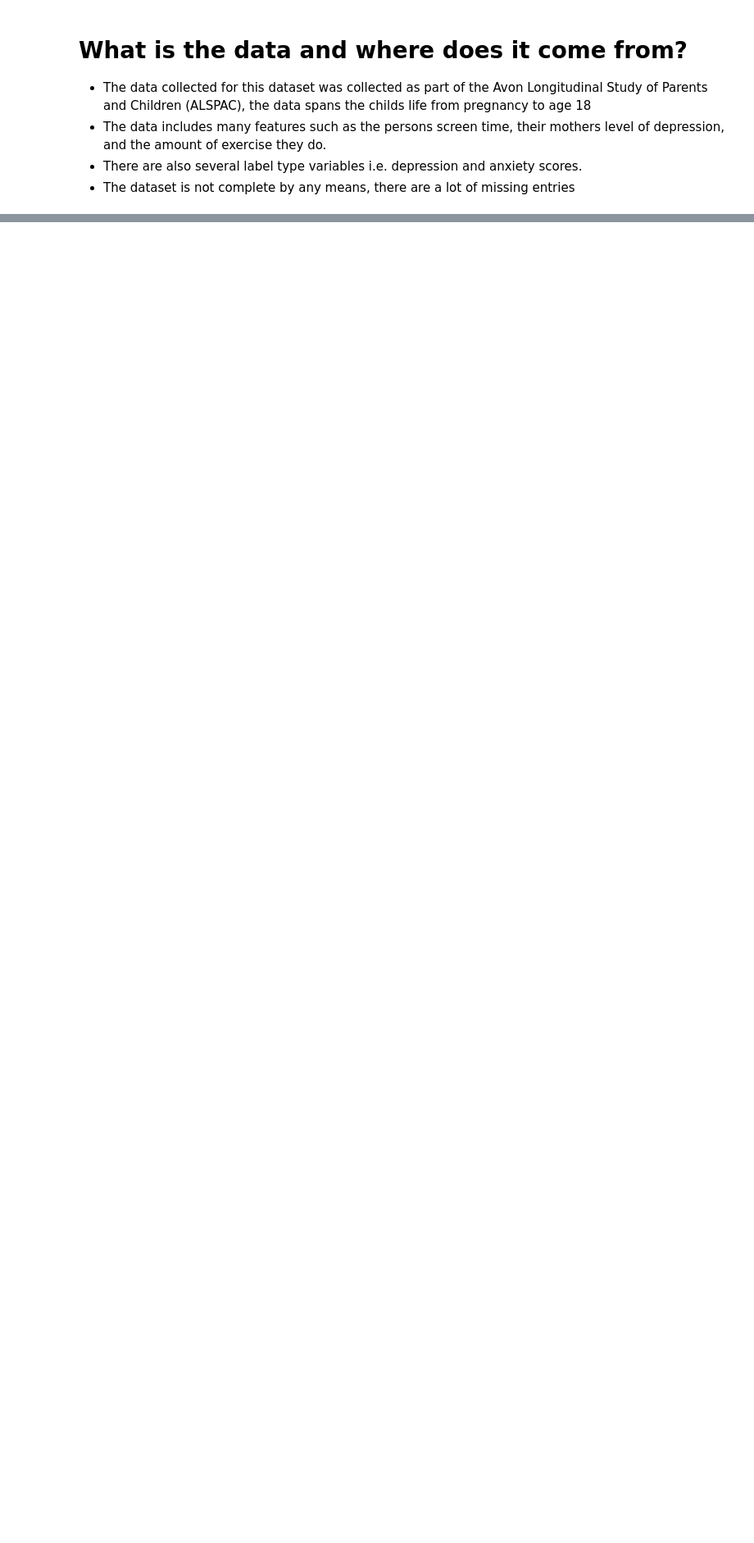
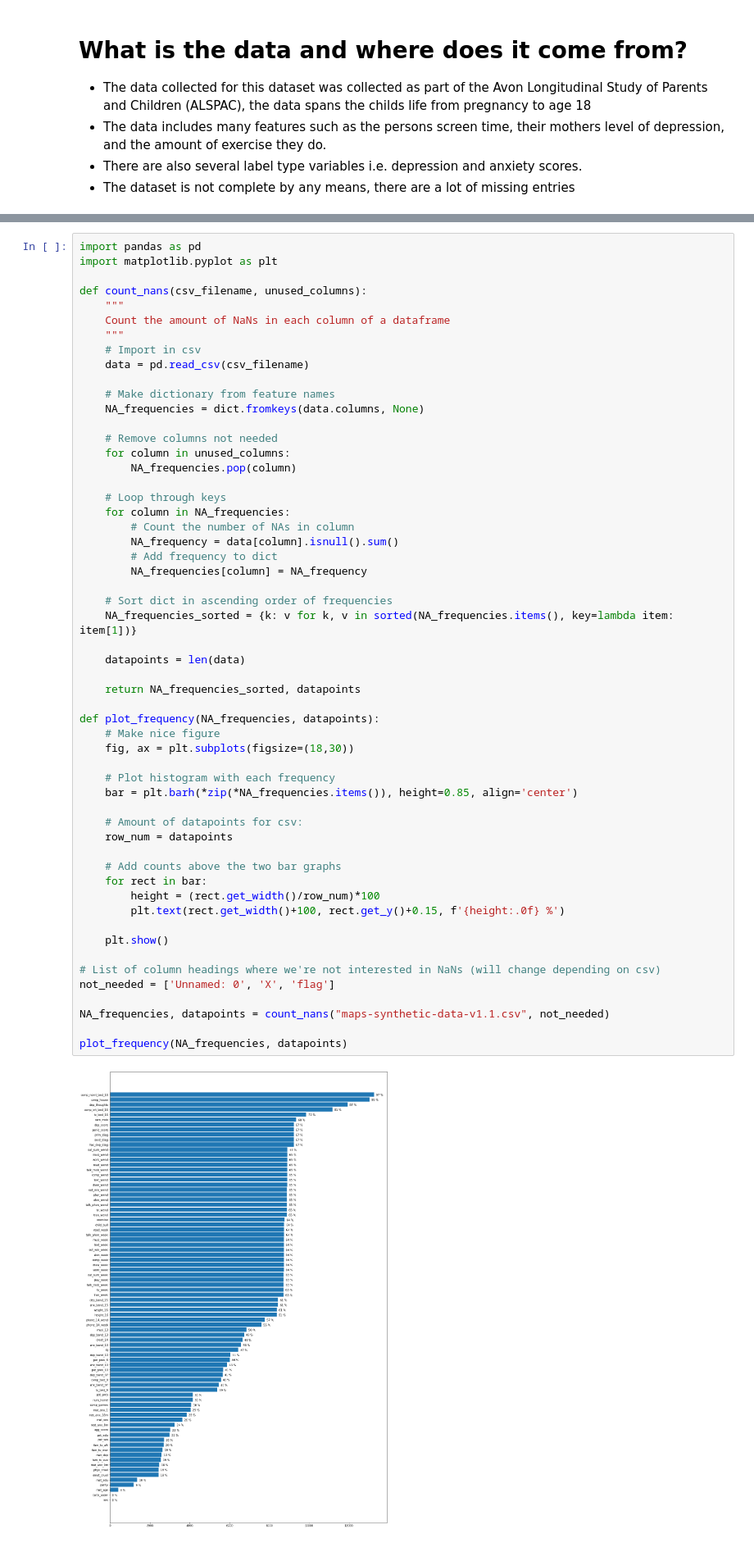
Before and after one commit to zapydoodle/Applied-Data-Science-Coursework, a Jupyter notebook: Data Exploration.ipynb, the cells around one changed output, grey strips where cells are left out. Shown: that part at 82% size. Drawn from its saved outputs; the diff is of its cells as text; blank space fills up the shorter version.

Commit message:
add nan counting

```diff
--- a/Data Exploration.ipynb
+++ b/Data Exploration.ipynb
@@ -198,0 +201,57 @@ These 82 variables stored for each datapoint can be split into features and labe
+# %%
+import pandas as pd
+import matplotlib.pyplot as plt
+
+def count_nans(csv_filename, unused_columns):
+    """
+    Count the amount of NaNs in each column of a dataframe
+    """
+    # Import in csv
+    data = pd.read_csv(csv_filename)
+
+    # Make dictionary from feature names
+    NA_frequencies = dict.fromkeys(data.columns, None)
+
+    # Remove columns not needed
+    for column in unused_columns:
+        NA_frequencies.pop(column)
+
+    # Loop through keys
+    for column in NA_frequencies:
+        # Count the number of NAs in column
+        NA_frequency = data[column].isnull().sum()
+        # Add frequency to dict
+        NA_frequencies[column] = NA_frequency
+
+    # Sort dict in ascending order of frequencies
+    NA_frequencies_sorted = {k: v for k, v in sorted(NA_frequencies.items(), key=lambda item: item[1])}
+
+    datapoints = len(data)
+
+    return NA_frequencies_sorted, datapoints
+
+def plot_frequency(NA_frequencies, datapoints):
+    # Make nice figure
+    fig, ax = plt.subplots(figsize=(18,30))
+
+    # Plot histogram with each frequency
+    bar = plt.barh(*zip(*NA_frequencies.items()), height=0.85, align='center')
+
+    # Amount of datapoints for csv:
+    row_num = datapoints
+
+    # Add counts above the two bar graphs
+    for rect in bar:
+        height = (rect.get_width()/row_num)*100
+        plt.text(rect.get_width()+100, rect.get_y()+0.15, f'{height:.0f} %')
+
+    plt.show()
+
+# List of column headings where we're not interested in NaNs (will change depending on csv)
+not_needed = ['Unnamed: 0', 'X', 'flag']
+
+NA_frequencies, datapoints = count_nans("maps-synthetic-data-v1.1.csv", not_needed)
+
+plot_frequency(NA_frequencies, datapoints)
+# %% [output]
+[figure, added]
```
Also changed, not shown: parts of 1 cell of this notebook.
